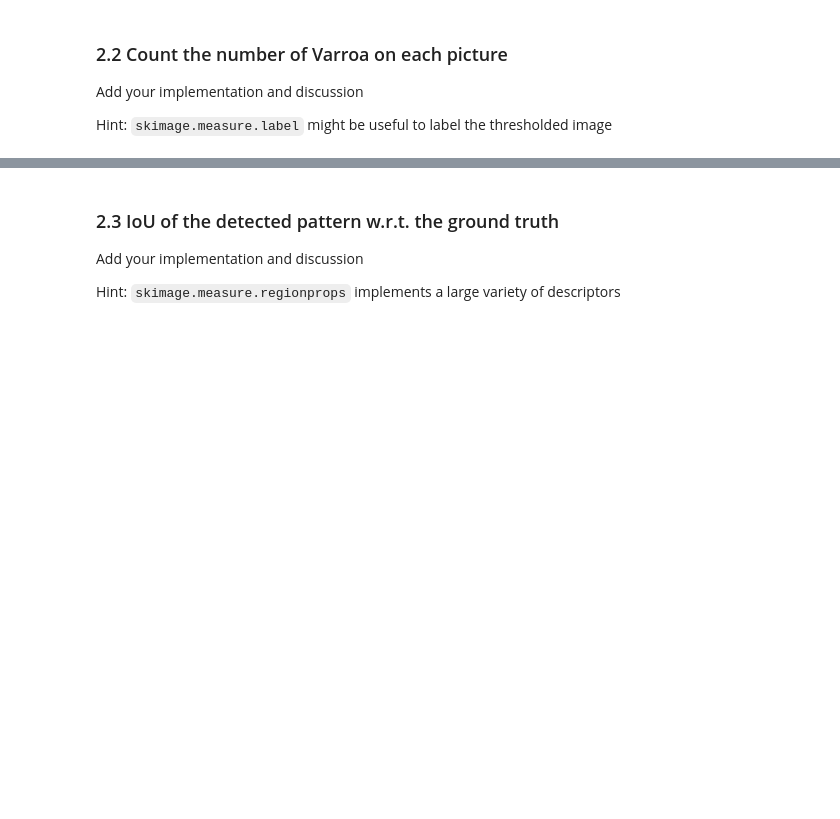
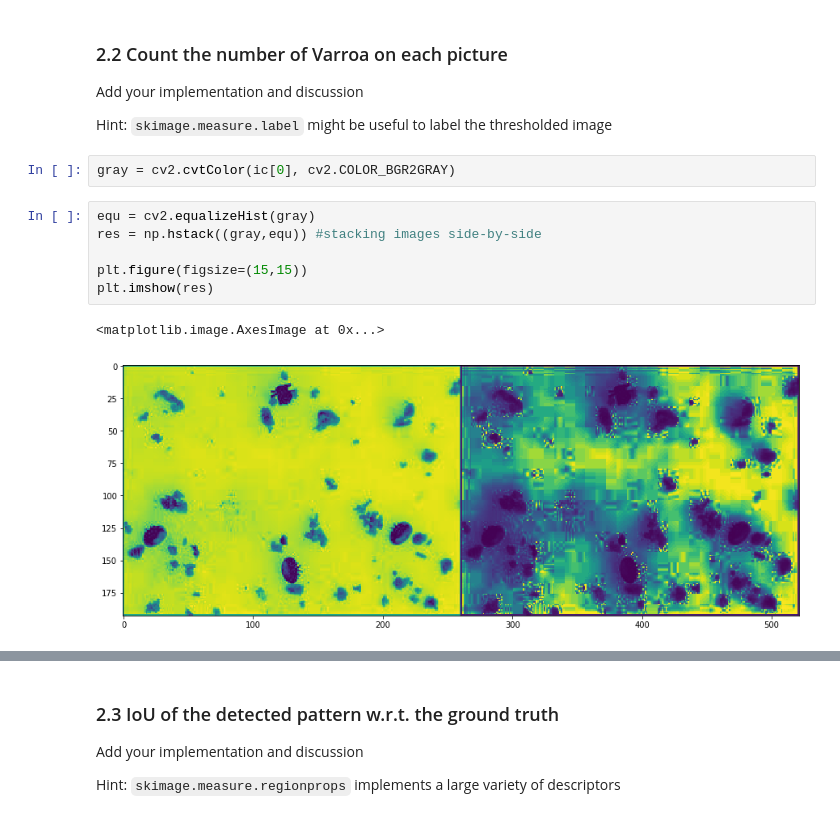
Before and after one commit to JelenaBanjac/image-analysis, a Jupyter notebook: labs/lab_01_segmentation.ipynb, the cells around one changed output, grey strips where cells are left out. Saved outputs shown, nothing was run; the diff lists cells and outputs as text; blank space fills up the shorter version.

```diff
--- a/labs/lab_01_segmentation.ipynb
+++ b/labs/lab_01_segmentation.ipynb
@@ -311,3 +309,14 @@ FigureCanvasNbAgg()
 Add your implementation and discussion
 
 Hint: `skimage.measure.label` might be useful to label the thresholded image
+# %%
+gray = cv2.cvtColor(ic[0], cv2.COLOR_BGR2GRAY)
+# %%
+equ = cv2.equalizeHist(gray)
+res = np.hstack((gray,equ)) #stacking images side-by-side
+
+plt.figure(figsize=(15,15))
+plt.imshow(res)
+# %% [output]
+<matplotlib.image.AxesImage at 0x...>
+[figure, added]
```
Also changed, not shown: parts of 15 cells of this notebook.
